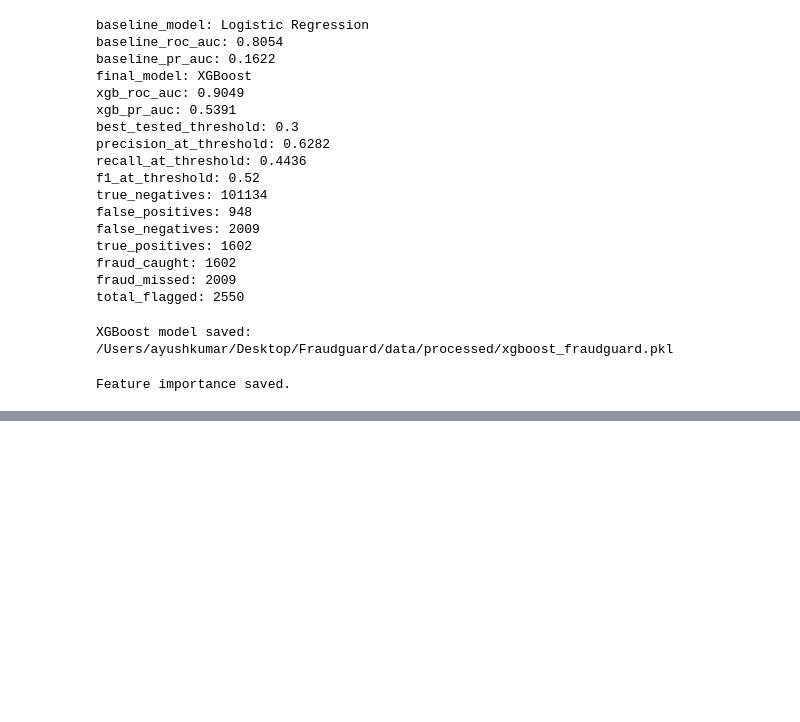
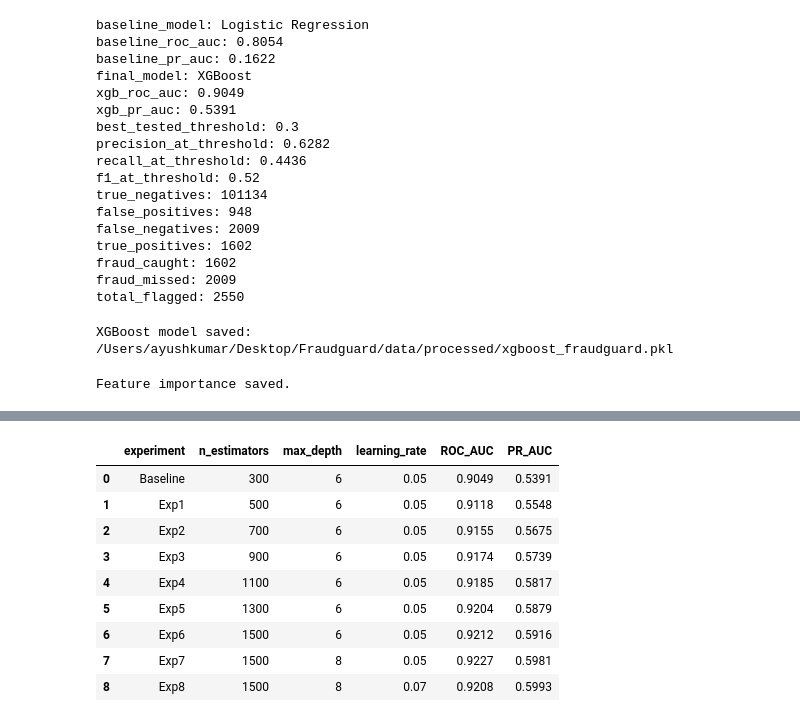
Before and after one commit to Ayushkumar20045/FraudGuard, a Jupyter notebook: notebooks/03_model_improvement.ipynb, the cells around one changed output, grey strips where cells are left out. Drawn from its saved outputs; the diff is of its cells as text; code cells hidden in the pictures; blank space fills up the shorter version.

```diff
--- a/notebooks/03_model_improvement.ipynb
+++ b/notebooks/03_model_improvement.ipynb
@@ -1294,0 +1928,88 @@ Feature importance saved.
+# %%
+day7_results = pd.DataFrame([
+    {
+        "experiment": "Baseline",
+        "n_estimators": 300,
+        "max_depth": 6,
+        "learning_rate": 0.05,
+        "ROC_AUC": 0.9049,
+        "PR_AUC": 0.5391
+    },
+    {
+        "experiment": "Exp1",
+        "n_estimators": 500,
+        "max_depth": 6,
+        "learning_rate": 0.05,
+        "ROC_AUC": 0.9118,
+        "PR_AUC": 0.5548
+    },
+    {
+        "experiment": "Exp2",
+        "n_estimators": 700,
+        "max_depth": 6,
+        "learning_rate": 0.05,
+        "ROC_AUC": 0.9155,
+        "PR_AUC": 0.5675
+    },
+    {
+        "experiment": "Exp3",
+        "n_estimators": 900,
+        "max_depth": 6,
+        "learning_rate": 0.05,
+        "ROC_AUC": 0.9174,
+        "PR_AUC": 0.5739
+    },
+    {
+        "experiment": "Exp4",
+        "n_estimators": 1100,
+        "max_depth": 6,
+        "learning_rate": 0.05,
+        "ROC_AUC": 0.9185,
+        "PR_AUC": 0.5817
+    },
+    {
+        "experiment": "Exp5",
+        "n_estimators": 1300,
+        "max_depth": 6,
+        "learning_rate": 0.05,
+        "ROC_AUC": 0.9204,
+        "PR_AUC": 0.5879
+    },
+    {
+        "experiment": "Exp6",
+        "n_estimators": 1500,
+        "max_depth": 6,
+        "learning_rate": 0.05,
+        "ROC_AUC": 0.9212,
+        "PR_AUC": 0.5916
+    },
+    {
+        "experiment": "Exp7",
+        "n_estimators": 1500,
+        "max_depth": 8,
+        "learning_rate": 0.05,
+        "ROC_AUC": 0.9227,
+        "PR_AUC": 0.5981
+    },
+    {
+        "experiment": "Exp8",
+        "n_estimators": 1500,
+        "max_depth": 8,
+        "learning_rate": 0.07,
+        "ROC_AUC": 0.9208,
+        "PR_AUC": 0.5993
+    }
+])
+
+day7_results
+# %% [output]
+|  | experiment | n_estimators | max_depth | learning_rate | ROC_AUC | PR_AUC |
+| 0 | Baseline | 300 | 6 | 0.05 | 0.9049 | 0.5391 |
+| 1 | Exp1 | 500 | 6 | 0.05 | 0.9118 | 0.5548 |
+| 2 | Exp2 | 700 | 6 | 0.05 | 0.9155 | 0.5675 |
+| 3 | Exp3 | 900 | 6 | 0.05 | 0.9174 | 0.5739 |
+| 4 | Exp4 | 1100 | 6 | 0.05 | 0.9185 | 0.5817 |
+| 5 | Exp5 | 1300 | 6 | 0.05 | 0.9204 | 0.5879 |
+| 6 | Exp6 | 1500 | 6 | 0.05 | 0.9212 | 0.5916 |
+| 7 | Exp7 | 1500 | 8 | 0.05 | 0.9227 | 0.5981 |
+| 8 | Exp8 | 1500 | 8 | 0.07 | 0.9208 | 0.5993 |
```
Also changed, not shown: parts of 41 cells of this notebook, 8 other files.
